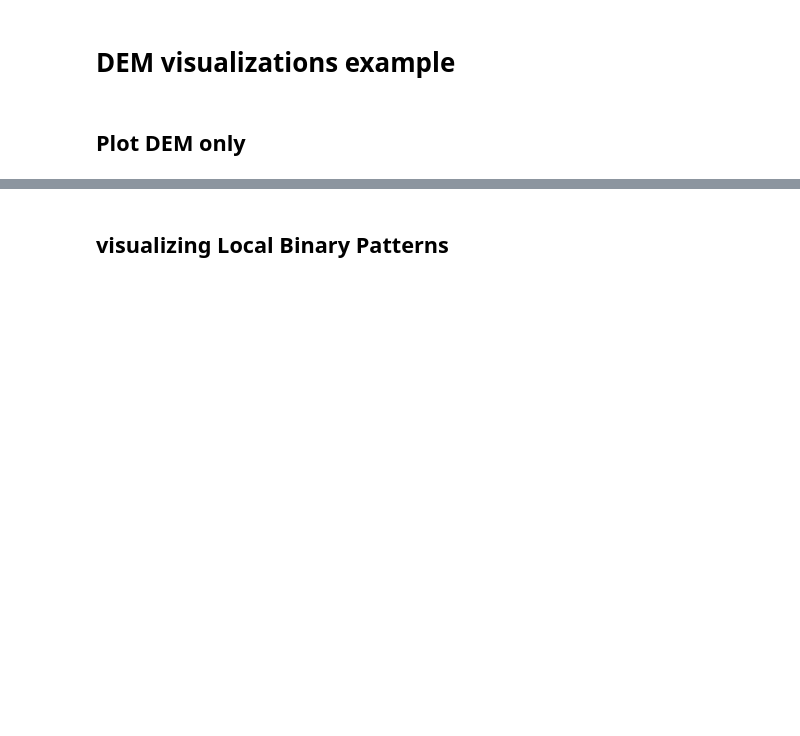
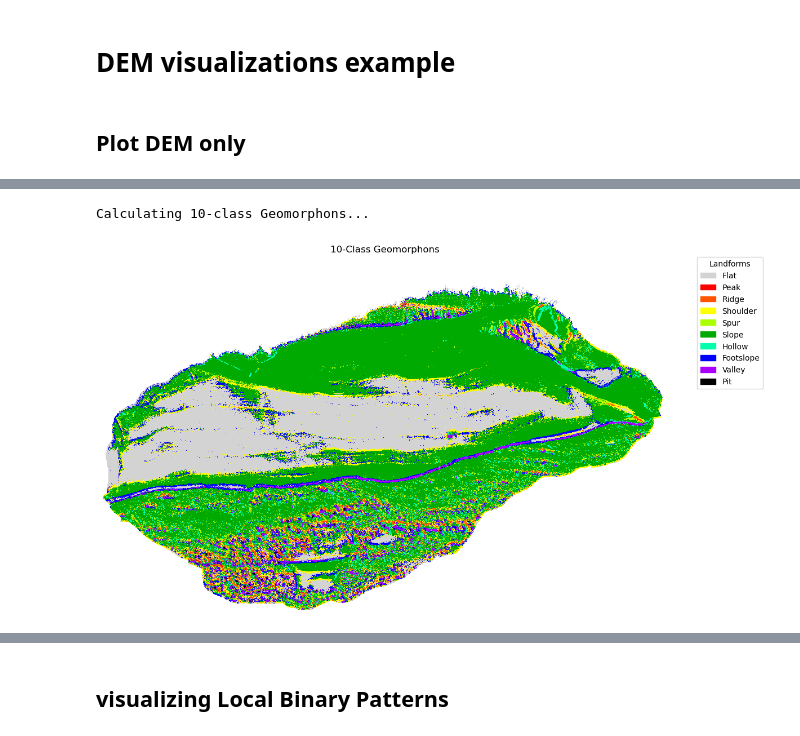
Before and after one commit to ajgeglio/arcpy-dem-processing, a Jupyter notebook: notebooks/visualizing_products.ipynb, the cells around one changed output, grey strips where cells are left out. Cells and saved outputs as stored; diff of their text form; code cells hidden in the pictures; blank space fills up the shorter version.

```diff
--- a/notebooks/visualizing_products.ipynb
+++ b/notebooks/visualizing_products.ipynb
@@ -18,0 +19,5 @@ plotter.plot_dem(title="GHR Depth", cmap="terrain", vmin=-35, vmax=0)
+# %%
+plotter.visualize_geomorphons(n_classes=10, save_fig=False, show=True)
+# %% [output]
+Calculating 10-class Geomorphons...
+[figure, added]
```
Also changed, not shown: parts of 7 cells of this notebook, 1 other file.
